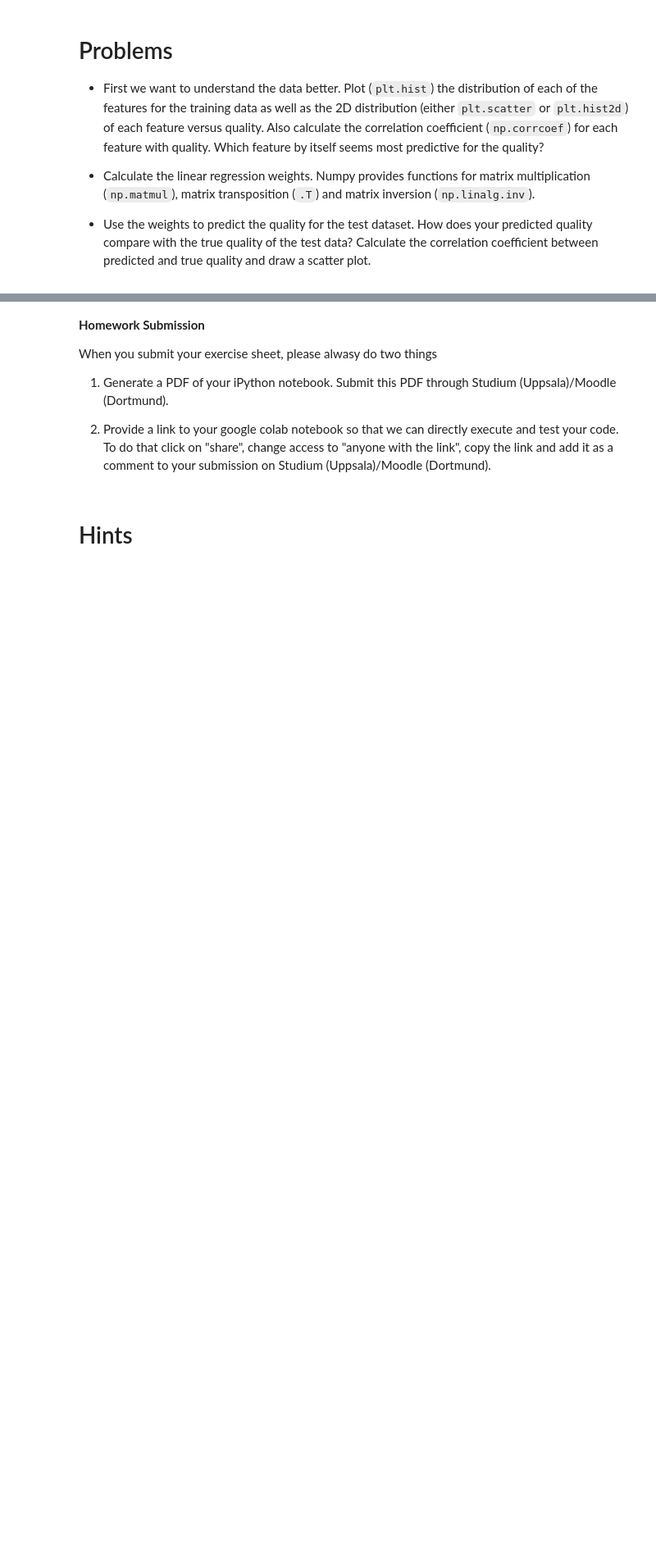
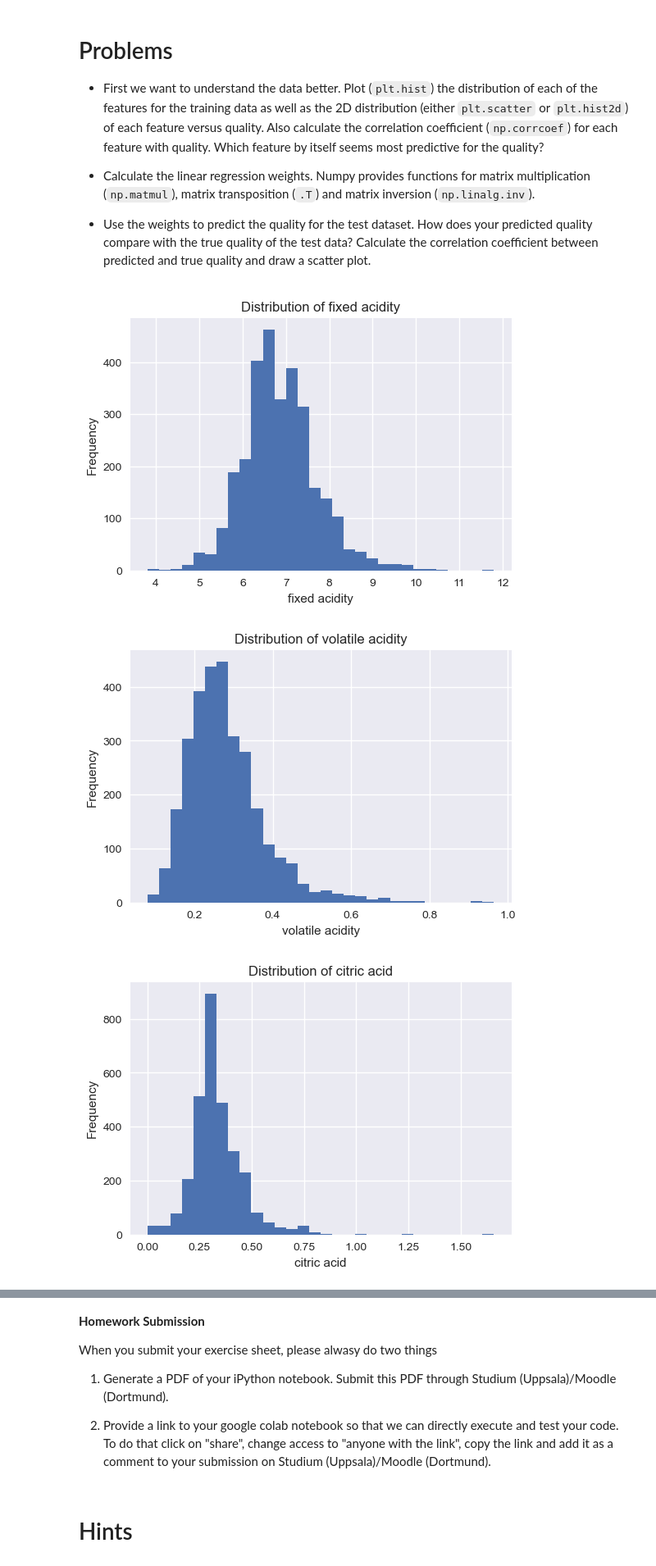
Before and after one commit to TildeSkar/Applied-Deep-Learning---Physics---exrecises, a Jupyter notebook: Exercise 4.ipynb, the cells around one changed output, grey strips where cells are left out. Shown at 82% size. Drawn from its saved outputs; the diff is of its cells as text; code cells hidden in the pictures; blank space fills up the shorter version.

```diff
--- a/Exercise 4.ipynb
+++ b/Exercise 4.ipynb
@@ -95,3 +114,34 @@ Quality: 5.0
 
 * Use the weights to predict the quality for the test dataset. How
 does your predicted quality compare with the true quality of the test data? Calculate the correlation coefficient between predicted and true quality and draw a scatter plot.
+# %%
+# plot the distribution of each of the features in the training set (using histograms)
+
+feature_names = [
+    "fixed acidity",
+    "volatile acidity",
+    "citric acid",
+    "residual sugar",
+    "chlorides",
+    "free sulfur dioxide",
+    "total sulfur dioxide",
+    "density",
+    "pH",
+    "sulphates",
+    "alcohol"
+]
+
+for i in range(11):
+    plt.figure(figsize=(6, 4))
+
+    plt.hist(X_train[:, i], bins=30)
+
+    plt.xlabel(feature_names[i])
+    plt.ylabel("Frequency")
+    plt.title(f"Distribution of {feature_names[i]}")
+
+    plt.show()
+# %% [output]
+[figure, added]
+[figure, added]
+[figure, added]
```
Also changed, not shown: parts of 14 cells of this notebook.
